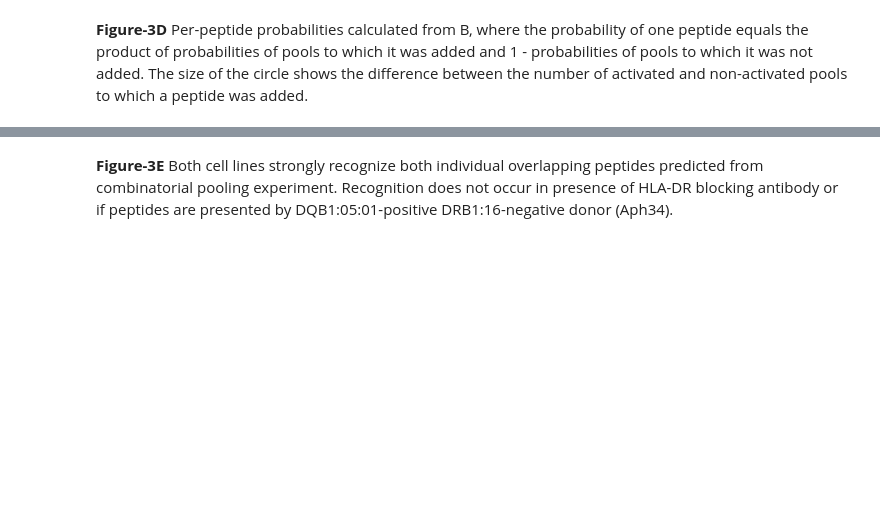
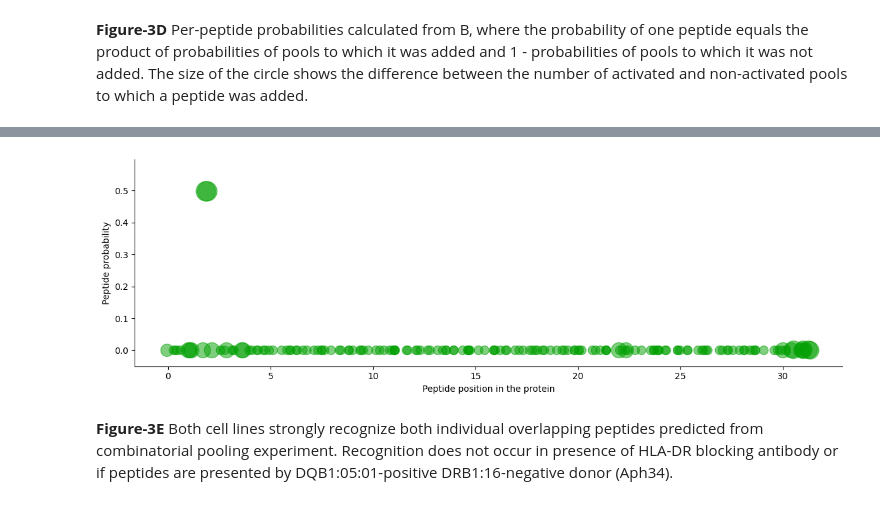
Before and after one commit to meyer-lab-cshl/copepodTCR_paper, a Jupyter notebook: Figures1-2-3.ipynb, the cells around one changed output, grey strips where cells are left out. Saved outputs shown, nothing was run; the diff lists cells and outputs as text; code cells hidden in the pictures; blank space fills up the shorter version.

```diff
--- a/Figures1-2-3.ipynb
+++ b/Figures1-2-3.ipynb
@@ -408,6 +418,11 @@ fig = cpp.hover_bubbleplot(peptide_probs)
 fig.show()
 # %% [output]
 [interactive output not drawn]
+# %%
+cpp.bubbleplot(peptide_probs)
+sn.despine()
+# %% [output]
+[figure, added]
 # %% [markdown]
 **Figure-3E** Both cell lines strongly recognize both individual overlapping peptides predicted from combinatorial pooling experiment. Recognition does not occur in presence of HLA-DR blocking antibody or if peptides are presented by DQB1:05:01-positive DRB1:16-negative donor (Aph34).
 # %%
```
Also changed, not shown: parts of 13 cells of this notebook.
